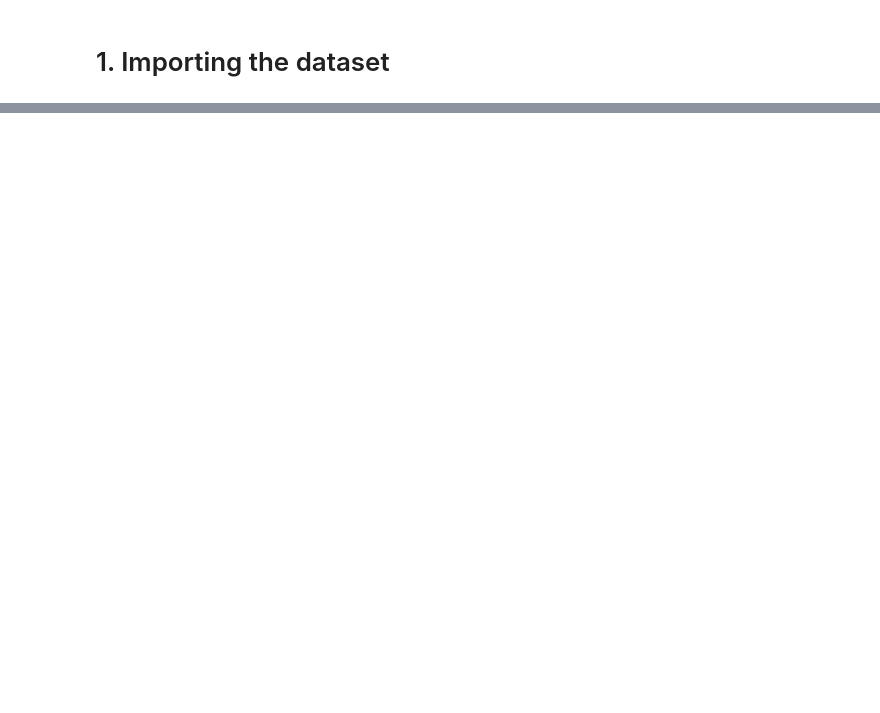
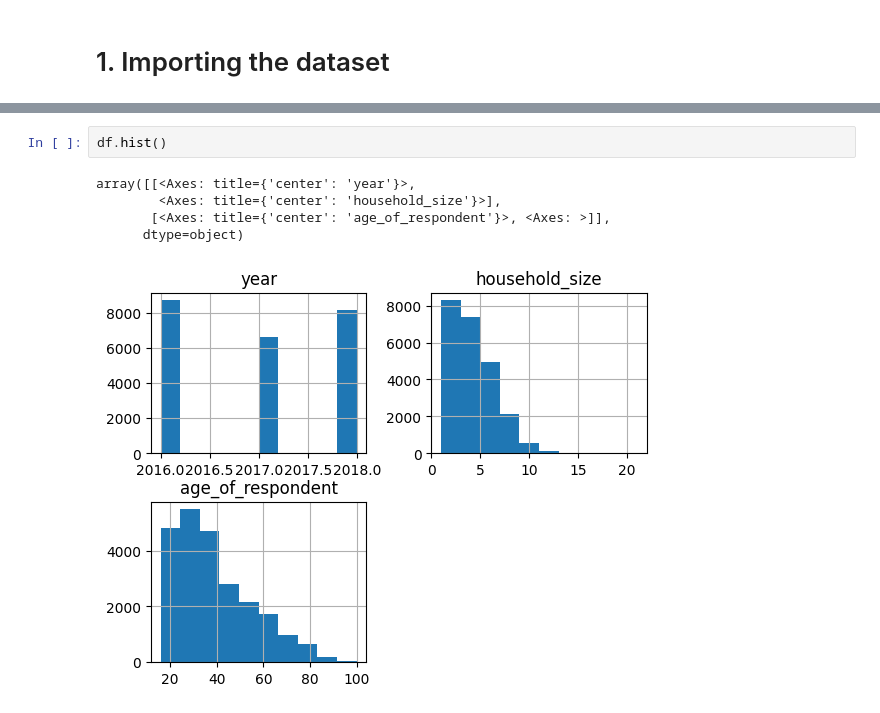
Before and after one commit to alex-volosha/financial-inclusion-prediction, a Jupyter notebook: main.ipynb, the cells around one changed output, grey strips where cells are left out. Saved outputs shown, nothing was run; the diff lists cells and outputs as text; blank space fills up the shorter version.

```diff
--- a/main.ipynb
+++ b/main.ipynb
@@ -32,0 +232,8 @@ df.head()
+# %%
+df.hist()
+# %% [output]
+array([[<Axes: title={'center': 'year'}>,
+        <Axes: title={'center': 'household_size'}>],
+       [<Axes: title={'center': 'age_of_respondent'}>, <Axes: >]],
+      dtype=object)
+[figure, added]
```
Also changed, not shown: parts of 85 cells of this notebook, 2 other files.
